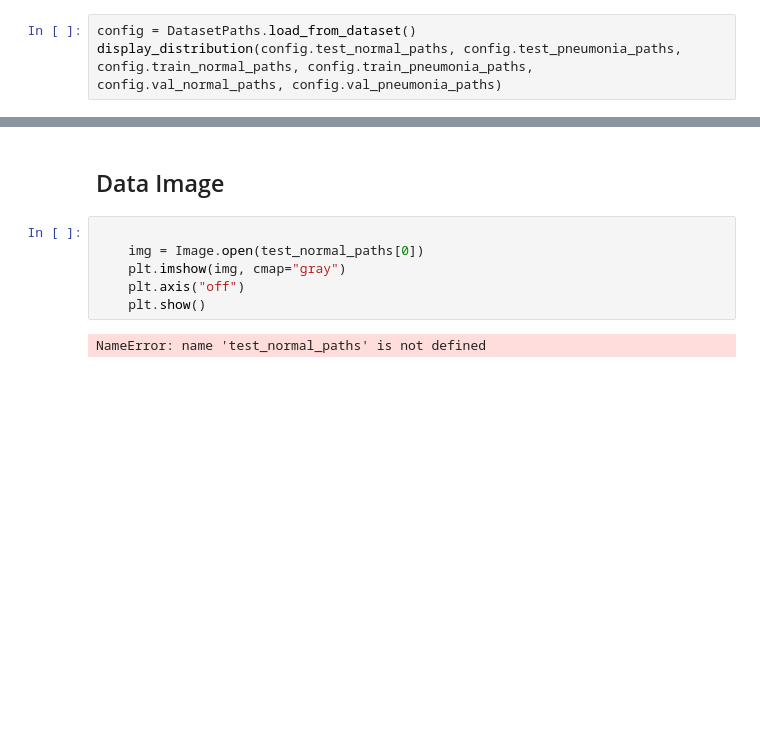
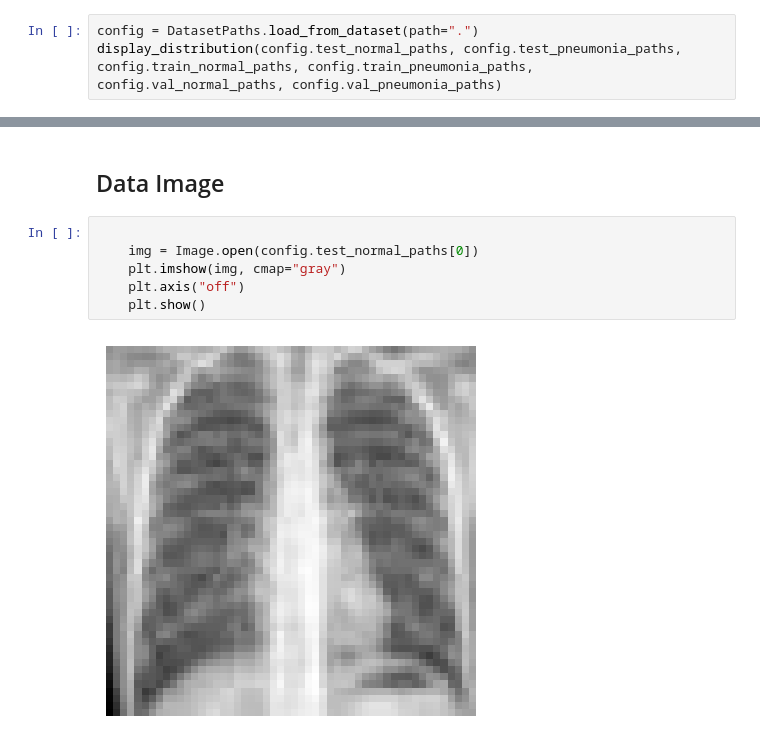
Before and after one commit to Nicolas-Dmb/t-dev-810, a Jupyter notebook: src/t_dev_810/pre_processing/data_process.ipynb, the cells around one changed output, grey strips where cells are left out. Saved outputs shown, nothing was run; the diff lists cells and outputs as text; blank space fills up the shorter version.

Commit message:
refacto/path

```diff
--- a/src/t_dev_810/pre_processing/data_process.ipynb
+++ b/src/t_dev_810/pre_processing/data_process.ipynb
@@ -70,7 +70,7 @@ dataset_process_register(config)
 # %% [markdown]
 ## Data distribution
 # %%
-config = DatasetPaths.load_from_dataset()
+config = DatasetPaths.load_from_dataset(path=".")
 display_distribution(config.test_normal_paths, config.test_pneumonia_paths, config.train_normal_paths, config.train_pneumonia_paths, config.val_normal_paths, config.val_pneumonia_paths)
 # %% [output]
 [figure]
@@ -78,9 +78,9 @@ display_distribution(config.test_normal_paths, config.test_pneumonia_paths, conf
 ## Data Image
 # %%
 
-    img = Image.open(test_normal_paths[0])
+    img = Image.open(config.test_normal_paths[0])
     plt.imshow(img, cmap="gray")
     plt.axis("off")
     plt.show()
 # %% [output]
-NameError: name 'test_normal_paths' is not defined
+[figure, added]
```
Also changed, not shown: parts of 2 cells of this notebook, 17 other files.
